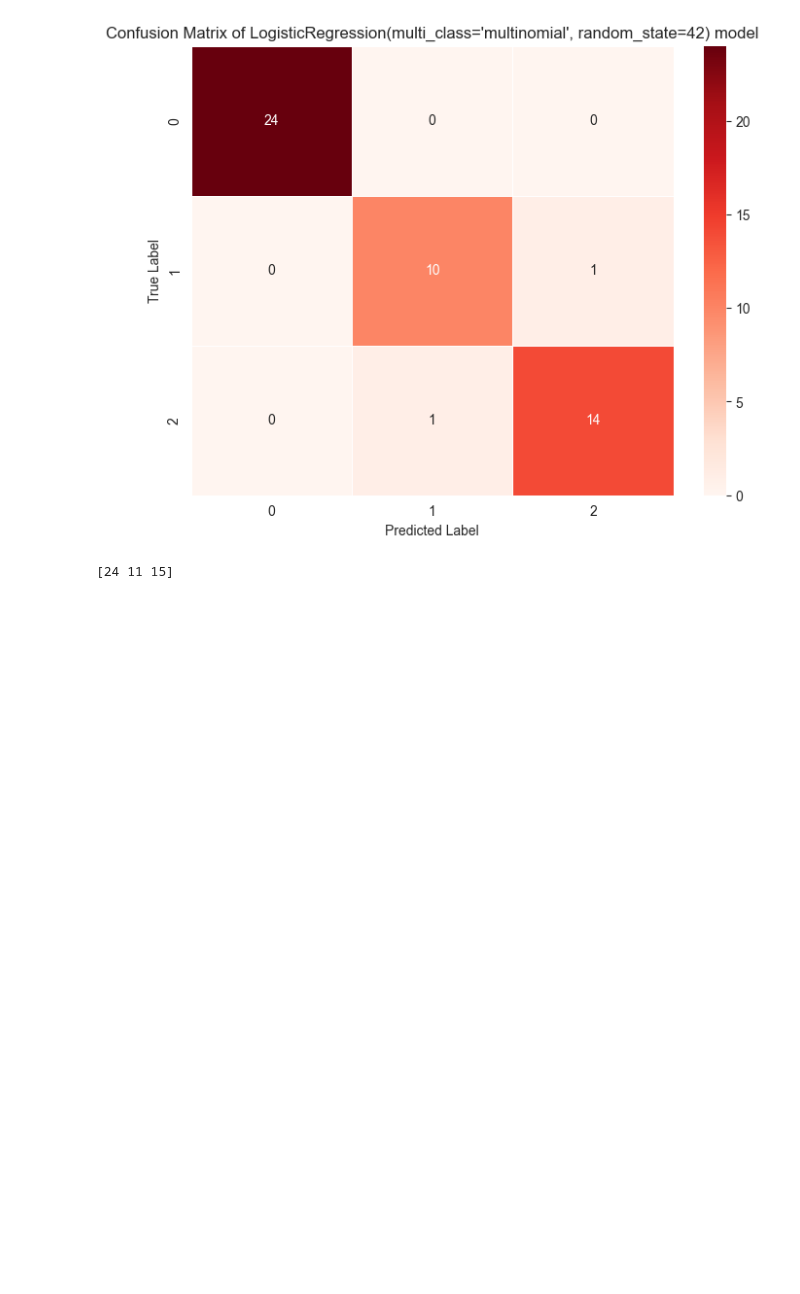
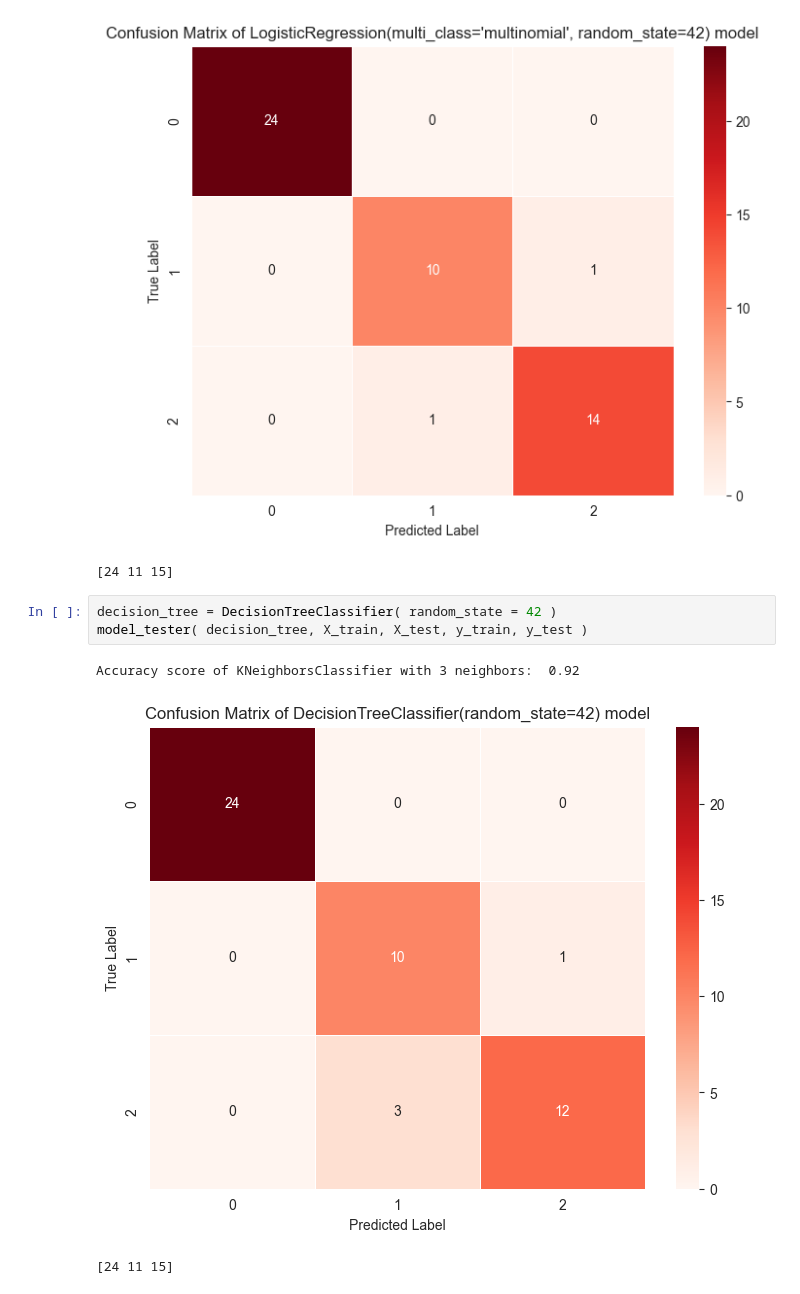
Before and after one commit to gerardmietek/Iris-Flowers-Classification, a Jupyter notebook: Untitled.ipynb, the cells around one changed output. Saved outputs shown, nothing was run; the diff lists cells and outputs as text; blank space fills up the shorter version.

Commit message:
adding a decision tree model

```diff
--- a/Untitled.ipynb
+++ b/Untitled.ipynb
@@ -324,3 +325,10 @@ model_tester( logistic_regression, X_train, X_test, y_train, y_test )
 Accuracy score of KNeighborsClassifier with 3 neighbors:  0.96
 [figure]
 [24 11 15]
+# %%
+decision_tree = DecisionTreeClassifier( random_state = 42 )
+model_tester( decision_tree, X_train, X_test, y_train, y_test )
+# %% [output]
+Accuracy score of KNeighborsClassifier with 3 neighbors:  0.92
+[figure, added]
+[24 11 15]
```
Also changed, not shown: parts of 1 cell of this notebook.
